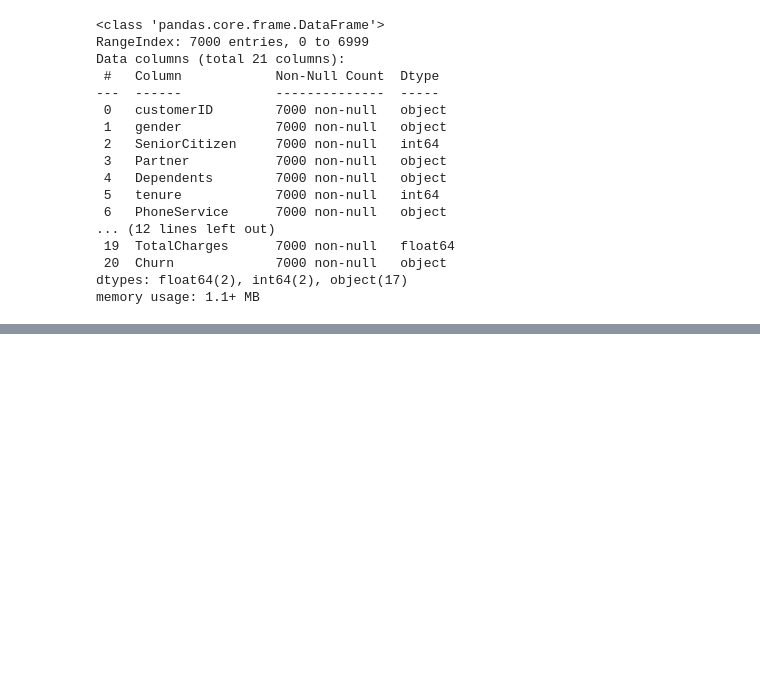
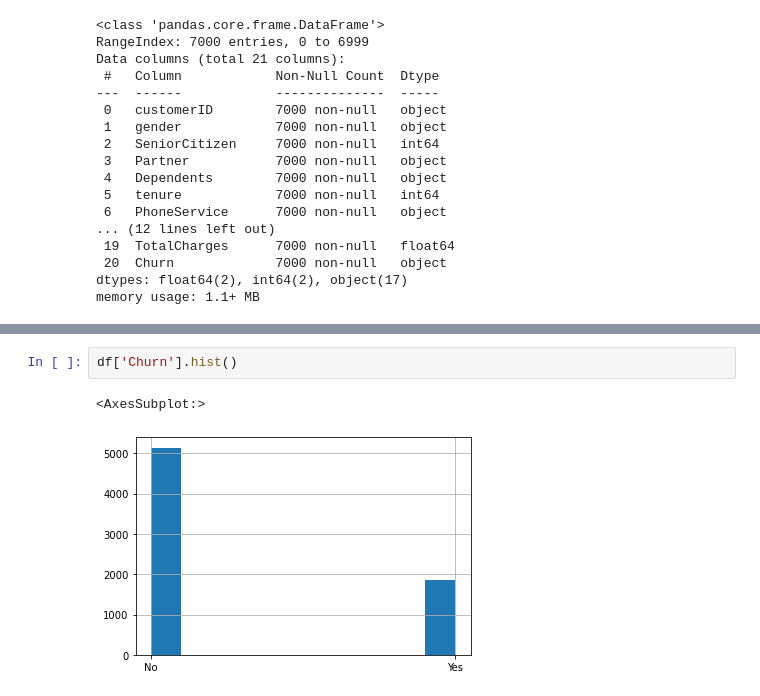
Before and after one commit to EnginKosure/CustomerChurnPredictionModel, a Jupyter notebook: data_prep_test1.ipynb, the cells around one changed output, grey strips where cells are left out. Cells and saved outputs as stored; diff of their text form; blank space fills up the shorter version.

```diff
--- a/data_prep_test1.ipynb
+++ b/data_prep_test1.ipynb
@@ -54,0 +157,5 @@ memory usage: 1.1+ MB
+# %%
+df['Churn'].hist()
+# %% [output]
+<AxesSubplot:>
+[figure, added]
```
Also changed, not shown: parts of 5 cells of this notebook.
